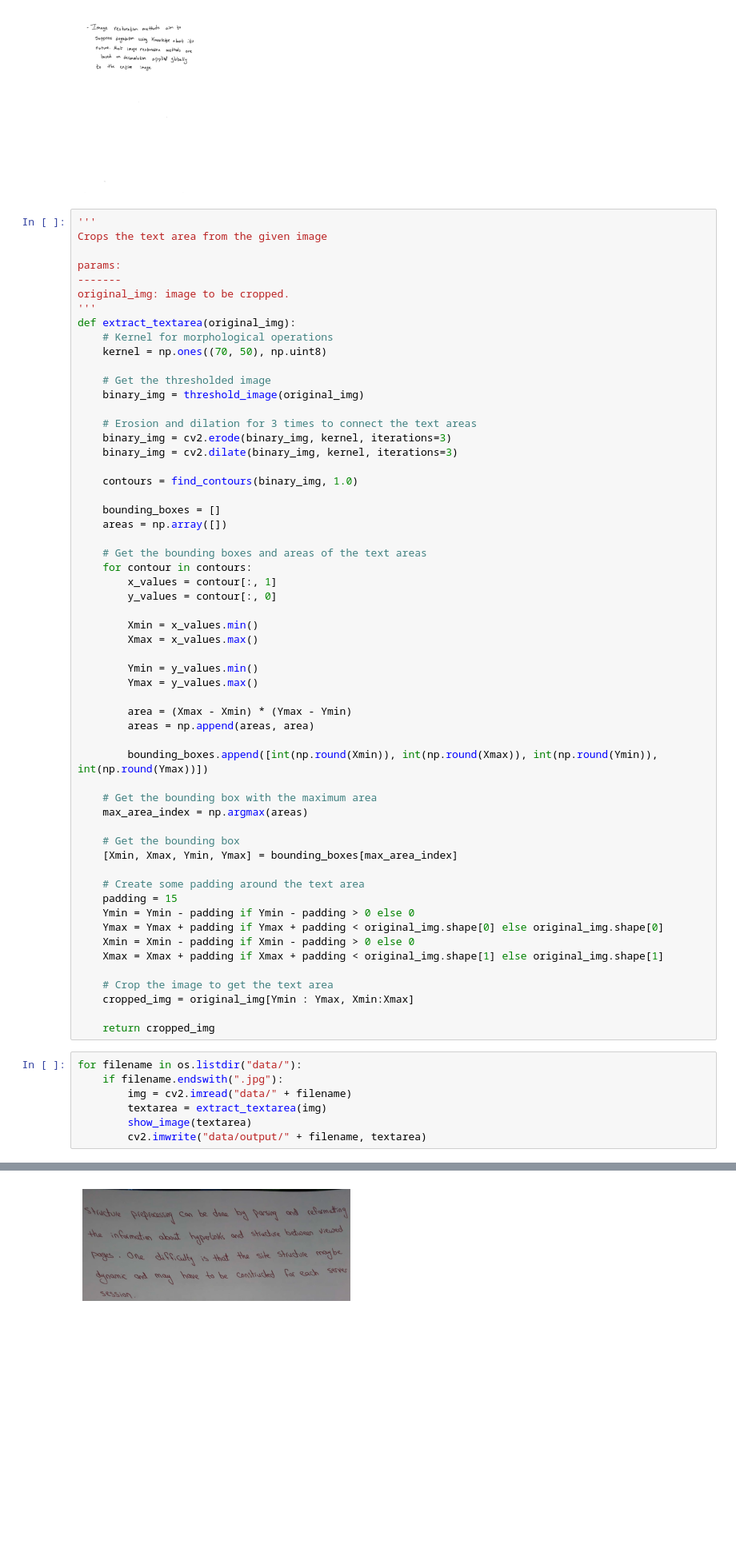
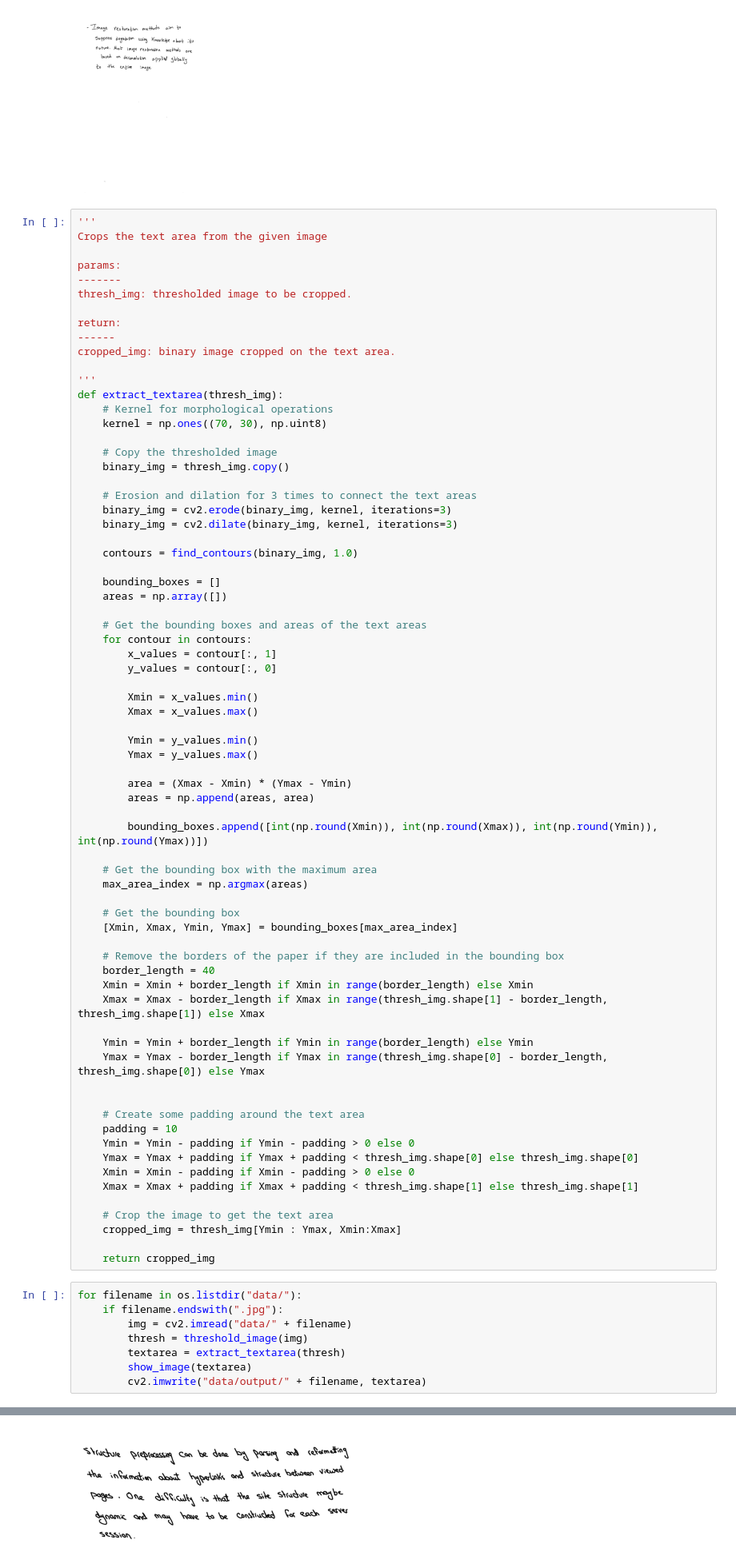
Before and after one commit to NouranHany/Handwriting-Based-Gender-Classification, a Jupyter notebook: Preprocessing.ipynb, the cells around one changed output, grey strips where cells are left out. Shown: that part at 80% size. Saved outputs shown, nothing was run; the diff lists cells and outputs as text; blank space fills up the shorter version.

Commit message:
Fixed and improved text area extraction

```diff
--- a/Preprocessing.ipynb
+++ b/Preprocessing.ipynb
@@ -51,14 +55,19 @@ Crops the text area from the given image
 
 params:
 -------
-original_img: image to be cropped.
+thresh_img: thresholded image to be cropped.
+
+return:
+------
+cropped_img: binary image cropped on the text area.
+
 '''
-def extract_textarea(original_img):
+def extract_textarea(thresh_img):
     # Kernel for morphological operations
-    kernel = np.ones((70, 50), np.uint8)
+    kernel = np.ones((70, 30), np.uint8)
 
-    # Get the thresholded image
-    binary_img = threshold_image(original_img)
+    # Copy the thresholded image
+    binary_img = thresh_img.copy()
 
     # Erosion and dilation for 3 times to connect the text areas
     binary_img = cv2.erode(binary_img, kernel, iterations=3)
@@ -91,22 +100,32 @@ def extract_textarea(original_img):
     # Get the bounding box
     [Xmin, Xmax, Ymin, Ymax] = bounding_boxes[max_area_index]
 
+    # Remove the borders of the paper if they are included in the bounding box
+    border_length = 40
+    Xmin = Xmin + border_length if Xmin in range(border_length) else Xmin
+    Xmax = Xmax - border_length if Xmax in range(thresh_img.shape[1] - border_length, thresh_img.shape[1]) else Xmax
+
+    Ymin = Ymin + border_length if Ymin in range(border_length) else Ymin
+    Ymax = Ymax - border_length if Ymax in range(thresh_img.shape[0] - border_length, thresh_img.shape[0]) else Ymax
+
+
     # Create some padding around the text area
-    padding = 15
+    padding = 10
     Ymin = Ymin - padding if Ymin - padding > 0 else 0
-    Ymax = Ymax + padding if Ymax + padding < original_img.shape[0] else original_img.shape[0]
+    Ymax = Ymax + padding if Ymax + padding < thresh_img.shape[0] else thresh_img.shape[0]
     Xmin = Xmin - padding if Xmin - padding > 0 else 0
-    Xmax = Xmax + padding if Xmax + padding < original_img.shape[1] else original_img.shape[1]
+    Xmax = Xmax + padding if Xmax + padding < thresh_img.shape[1] else thresh_img.shape[1]
 
     # Crop the image to get the text area
-    cropped_img = original_img[Ymin : Ymax, Xmin:Xmax]
+    cropped_img = thresh_img[Ymin : Ymax, Xmin:Xmax]
 
     return cropped_img
 # %%
 for filename in os.listdir("data/"):
     if filename.endswith(".jpg"):
         img = cv2.imread("data/" + filename)
-        textarea = extract_textarea(img)
+        thresh = threshold_image(img)
+        textarea = extract_textarea(thresh)
         show_image(textarea)
         cv2.imwrite("data/output/" + filename, textarea)
 # %% [output]
@@ -114 +133 @@ for filename in os.listdir("data/"):
-[figure, old version]
+[figure, new version]
```
Also changed, not shown: parts of 3 cells of this notebook.
